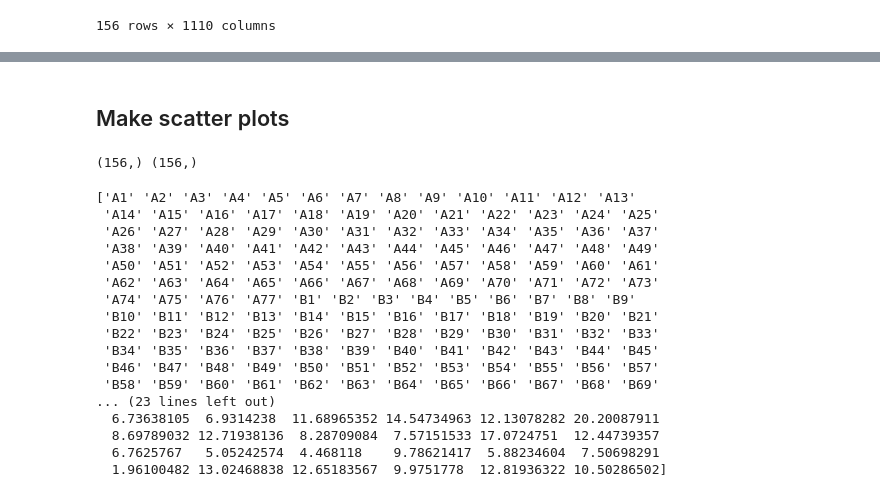
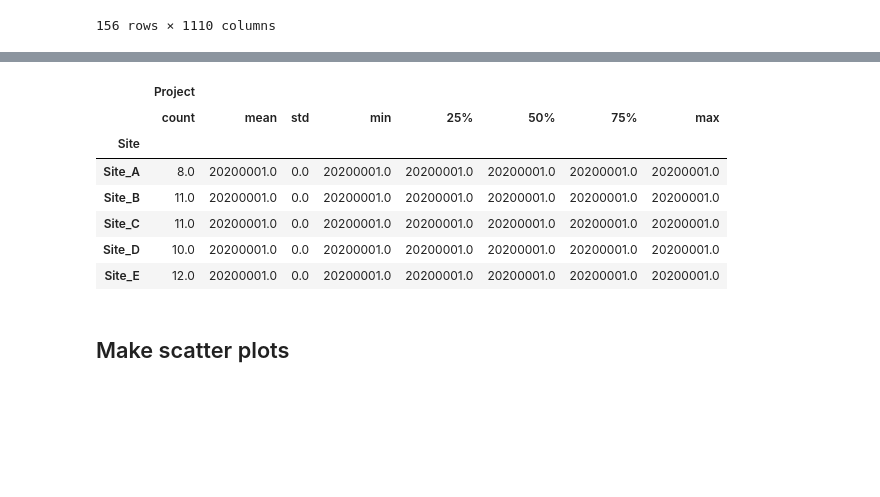
Before and after one commit to chrisbock76/Final_Project, a Jupyter notebook: data_merge.ipynb, the cells around one changed output, grey strips where cells are left out. Saved outputs shown, nothing was run; the diff lists cells and outputs as text; code cells hidden in the pictures; blank space fills up the shorter version.

```diff
--- a/data_merge.ipynb
+++ b/data_merge.ipynb
@@ -162,32 +195,13 @@ merged_df.to_csv("Resources/NPX_data1_merged.csv", index=False)
+# %%
+baseline_df.groupby(baseline_df["Site"]).describe()
+# %% [output]
+|  | Project |  |  |  |  |  |  |  |
+|  | count | mean | std | min | 25% | 50% | 75% | max |
+| Site |  |  |  |  |  |  |  |  |
+| Site_A | 8.0 | 20200001.0 | 0.0 | 20200001.0 | 20200001.0 | 20200001.0 | 20200001.0 | 20200001.0 |
+| Site_B | 11.0 | 20200001.0 | 0.0 | 20200001.0 | 20200001.0 | 20200001.0 | 20200001.0 | 20200001.0 |
+| Site_C | 11.0 | 20200001.0 | 0.0 | 20200001.0 | 20200001.0 | 20200001.0 | 20200001.0 | 20200001.0 |
+| Site_D | 10.0 | 20200001.0 | 0.0 | 20200001.0 | 20200001.0 | 20200001.0 | 20200001.0 | 20200001.0 |
+| Site_E | 12.0 | 20200001.0 | 0.0 | 20200001.0 | 20200001.0 | 20200001.0 | 20200001.0 | 20200001.0 |
 # %% [markdown]
 ## Make scatter plots
-# %%
-
-df = cardiometabolic_df_dropped.reset_index()
-df.columns
-x_values = df.iloc[:,0]
-y_values = df.iloc[:,1].astype(float)
-print(x_values.shape, y_values.shape)
-# %% [output]
-(156,) (156,)
-# %%
-print(x_values.values)
-print(y_values.values)
-# %% [output]
-['A1' 'A2' 'A3' 'A4' 'A5' 'A6' 'A7' 'A8' 'A9' 'A10' 'A11' 'A12' 'A13'
- 'A14' 'A15' 'A16' 'A17' 'A18' 'A19' 'A20' 'A21' 'A22' 'A23' 'A24' 'A25'
- 'A26' 'A27' 'A28' 'A29' 'A30' 'A31' 'A32' 'A33' 'A34' 'A35' 'A36' 'A37'
- 'A38' 'A39' 'A40' 'A41' 'A42' 'A43' 'A44' 'A45' 'A46' 'A47' 'A48' 'A49'
- 'A50' 'A51' 'A52' 'A53' 'A54' 'A55' 'A56' 'A57' 'A58' 'A59' 'A60' 'A61'
- 'A62' 'A63' 'A64' 'A65' 'A66' 'A67' 'A68' 'A69' 'A70' 'A71' 'A72' 'A73'
- 'A74' 'A75' 'A76' 'A77' 'B1' 'B2' 'B3' 'B4' 'B5' 'B6' 'B7' 'B8' 'B9'
- 'B10' 'B11' 'B12' 'B13' 'B14' 'B15' 'B16' 'B17' 'B18' 'B19' 'B20' 'B21'
- 'B22' 'B23' 'B24' 'B25' 'B26' 'B27' 'B28' 'B29' 'B30' 'B31' 'B32' 'B33'
- 'B34' 'B35' 'B36' 'B37' 'B38' 'B39' 'B40' 'B41' 'B42' 'B43' 'B44' 'B45'
- 'B46' 'B47' 'B48' 'B49' 'B50' 'B51' 'B52' 'B53' 'B54' 'B55' 'B56' 'B57'
- 'B58' 'B59' 'B60' 'B61' 'B62' 'B63' 'B64' 'B65' 'B66' 'B67' 'B68' 'B69'
-... (23 lines left out)
-  6.73638105  6.9314238  11.68965352 14.54734963 12.13078282 20.20087911
-  8.69789032 12.71938136  8.28709084  7.57151533 17.0724751  12.44739357
-  6.7625767   5.05242574  4.468118    9.78621417  5.88234604  7.50698291
-  1.96100482 13.02468838 12.65183567  9.9751778  12.81936322 10.50286502]
```
Also changed, not shown: parts of 18 cells of this notebook, 1 other file.
